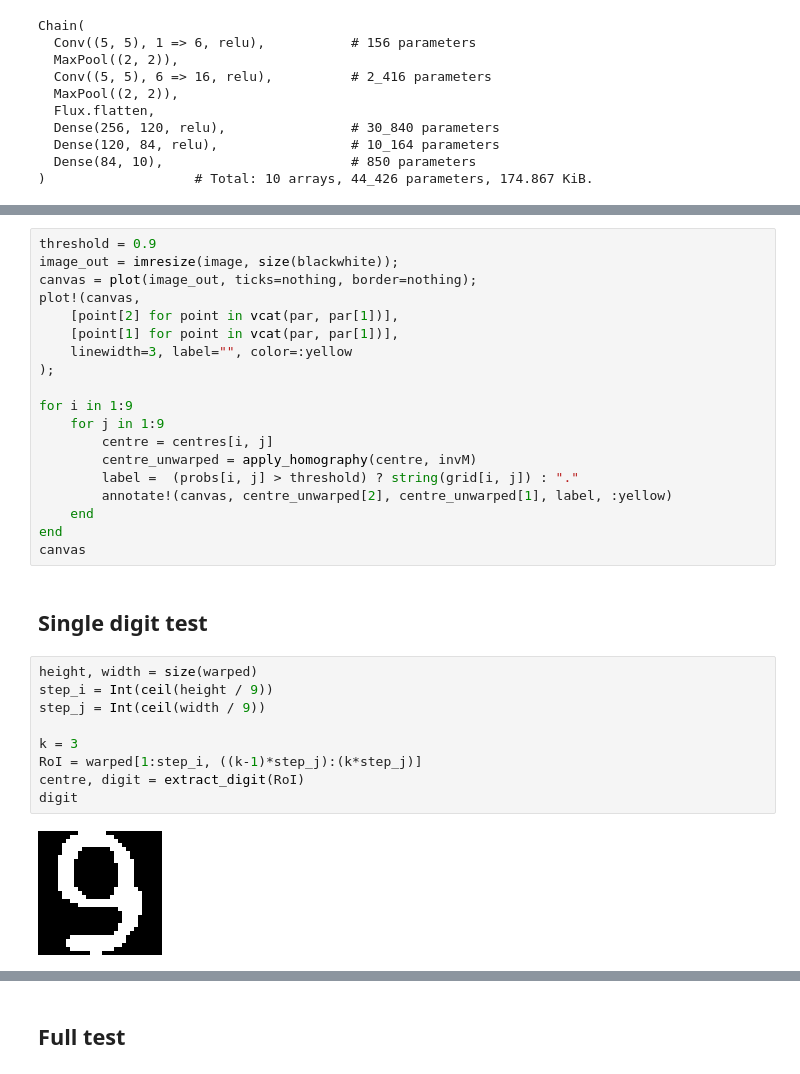
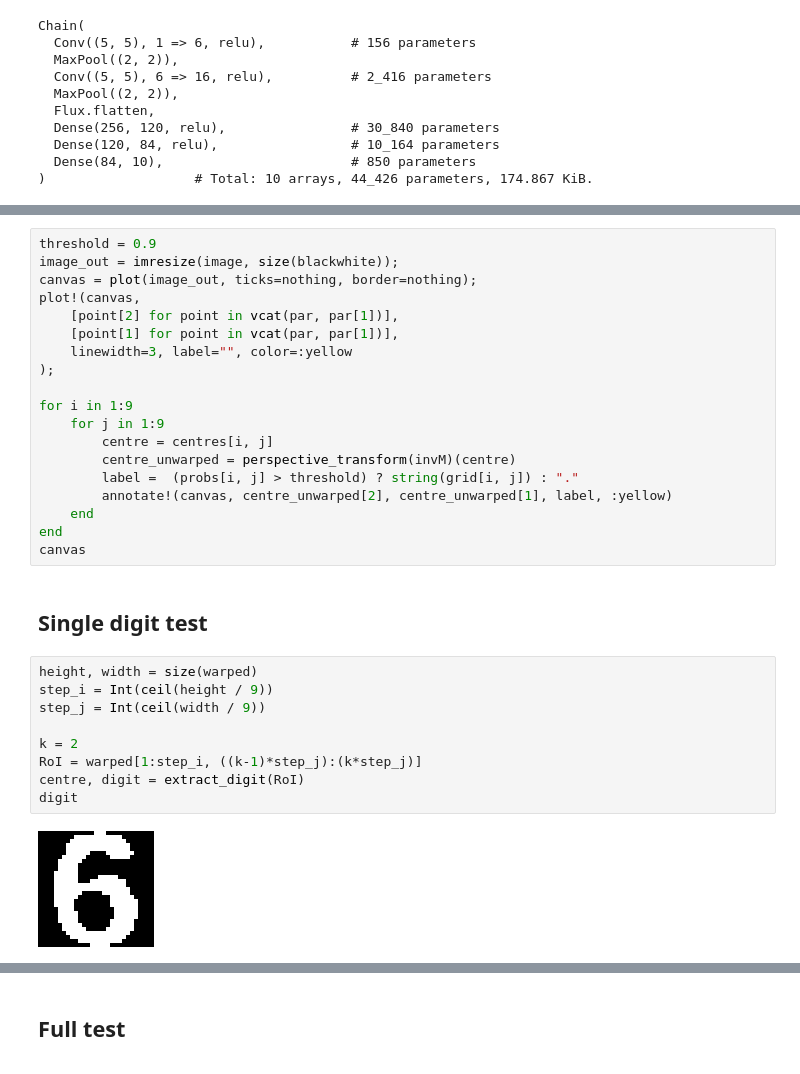
Before and after one commit to LiorSinai/SudokuReader-Julia, a Jupyter notebook: DigitDetector.ipynb, the cells around one changed output, grey strips where cells are left out. Cells and saved outputs as stored; diff of their text form.

```diff
--- a/DigitDetector.ipynb
+++ b/DigitDetector.ipynb
@@ -141,7 +141,7 @@ plot!(canvas,
 for i in 1:9
     for j in 1:9
         centre = centres[i, j]
-        centre_unwarped = apply_homography(centre, invM)
+        centre_unwarped = perspective_transform(invM)(centre)
         label =  (probs[i, j] > threshold) ? string(grid[i, j]) : "."
         annotate!(canvas, centre_unwarped[2], centre_unwarped[1], label, :yellow)
     end
@@ -152,11 +152,11 @@ canvas
 # %%
 height, width = size(warped)
 step_i = Int(ceil(height / 9))
 step_j = Int(ceil(width / 9))
 
-k = 3
+k = 2
 RoI = warped[1:step_i, ((k-1)*step_j):(k*step_j)]
 centre, digit = extract_digit(RoI)
 digit
 # %% [output]
-[figure, old version]
+[figure, new version]
```
Also changed, not shown: parts of 7 cells of this notebook, 9 other files.
